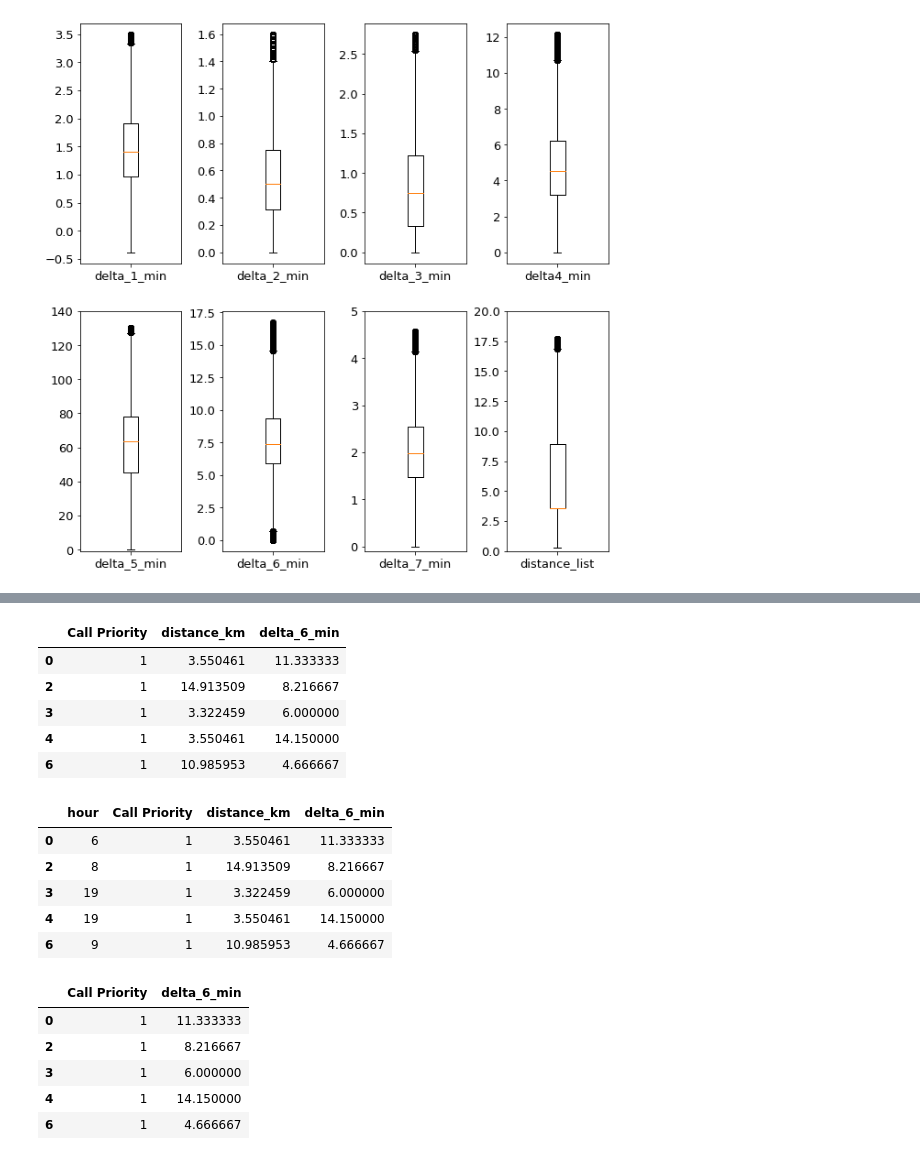
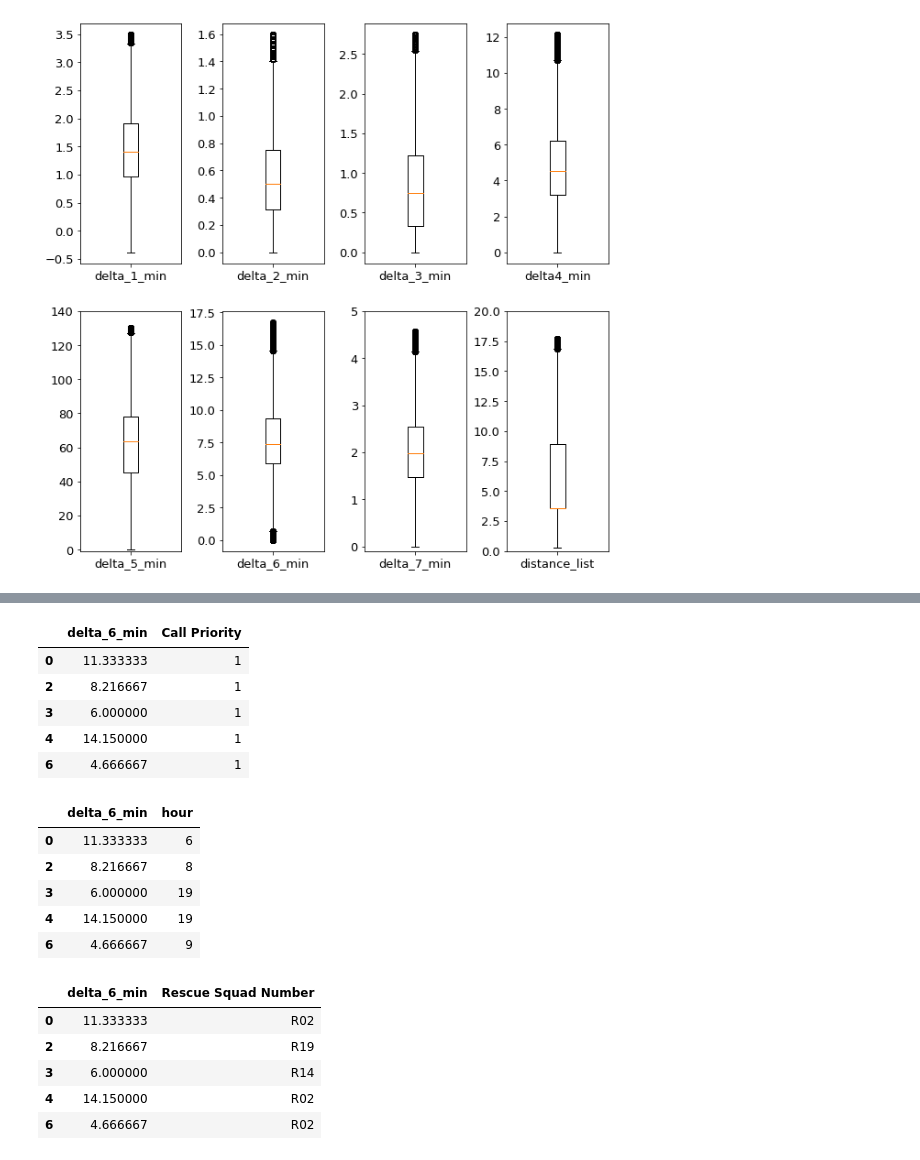
Before and after one commit to grantaguinaldo/637-final-project, a Jupyter notebook: ssie-637-final-project-model.ipynb, the cells around one changed output, grey strips where cells are left out. Drawn from its saved outputs; the diff is of its cells as text; code cells hidden in the pictures.

```diff
--- a/ssie-637-final-project-model.ipynb
+++ b/ssie-637-final-project-model.ipynb
@@ -31,7 +42,7 @@ sub_list = ['hour', 'Call Priority', 'delta_1_min',
             'delta_2_min', 'delta_3_min',
             'delta_4_min', 'delta_5_min',
             'delta_6_min', 'delta_7_min',
-            'distance_km']
+            'distance_km', 'Rescue Squad Number']
 
 sub_list2 = ['delta_1_min',
             'delta_2_min', 'delta_3_min',
@@ -185,20 +214,15 @@ plt.show()
 # %%
-col_sub = ['Call Priority','hour', 'delta_1_min', 'delta_2_min',
+col_sub1 = ['Rescue Squad Number', 'Call Priority', 'hour', 'delta_1_min', 'delta_2_min',
            'delta_3_min', 'delta_4_min', 'delta_5_min', 'delta_6_min',
            'delta_7_min', 'distance_km']
-col_sub2 = ['hour', 'delta_1_min', 'delta_2_min',
-           'delta_3_min', 'delta_4_min', 'delta_5_min', 'delta_6_min',
-           'delta_7_min', 'distance_km']
-col_sub3 = ['Call Priority', 'delta_1_min', 'delta_2_min',
-           'delta_3_min', 'delta_4_min', 'delta_5_min', 'delta_6_min',
-           'delta_7_min', 'distance_km']
-col_sub4 = ['hour', 'distance_km', 'delta_6_min']
 
-col_sub5 = ['Call Priority', 'distance_km', 'delta_6_min']
-col_sub6 = ['hour', 'Call Priority', 'distance_km', 'delta_6_min']
+col_sub2 = ['delta_6_min', 'hour', 'distance_km', 'Rescue Squad Number', 'Call Priority']
 
+col_sub3 = ['delta_6_min', 'Call Priority']
 
-col_sub7 = ['Call Priority', 'delta_6_min']
-col_sub8 = ['hour', 'delta_6_min']
-col_sub9 = ['Call Priority', 'hour', 'delta_6_min']
+col_sub4 = ['delta_6_min', 'hour']
+
+col_sub5 = ['delta_6_min', 'Rescue Squad Number']
+
+col_sub6 = ['delta_6_min', 'distance_km']
 # %%
@@ -248,31 +248,31 @@ final_df4.head()
 # %%
-final_df5 = new_df2[col_sub5]
-final_df5.head()
+final_df3 = new_df2[col_sub3]
+final_df3.head()
 # %% [output]
-|  | Call Priority | distance_km | delta_6_min |
-| 0 | 1 | 3.550461 | 11.333333 |
-| 2 | 1 | 14.913509 | 8.216667 |
-| 3 | 1 | 3.322459 | 6.000000 |
-| 4 | 1 | 3.550461 | 14.150000 |
-| 6 | 1 | 10.985953 | 4.666667 |
+|  | delta_6_min | Call Priority |
+| 0 | 11.333333 | 1 |
+| 2 | 8.216667 | 1 |
+| 3 | 6.000000 | 1 |
+| 4 | 14.150000 | 1 |
+| 6 | 4.666667 | 1 |
 # %%
-final_df6 = new_df2[col_sub6]
-final_df6.head()
+final_df4 = new_df2[col_sub4]
+final_df4.head()
 # %% [output]
-|  | hour | Call Priority | distance_km | delta_6_min |
-| 0 | 6 | 1 | 3.550461 | 11.333333 |
-| 2 | 8 | 1 | 14.913509 | 8.216667 |
-| 3 | 19 | 1 | 3.322459 | 6.000000 |
-| 4 | 19 | 1 | 3.550461 | 14.150000 |
-| 6 | 9 | 1 | 10.985953 | 4.666667 |
+|  | delta_6_min | hour |
+| 0 | 11.333333 | 6 |
+| 2 | 8.216667 | 8 |
+| 3 | 6.000000 | 19 |
+| 4 | 14.150000 | 19 |
+| 6 | 4.666667 | 9 |
 # %%
-final_df7 = new_df2[col_sub7]
-final_df7.head()
+final_df5 = new_df2[col_sub5]
+final_df5.head()
 # %% [output]
-|  | Call Priority | delta_6_min |
-| 0 | 1 | 11.333333 |
-| 2 | 1 | 8.216667 |
-| 3 | 1 | 6.000000 |
-| 4 | 1 | 14.150000 |
-| 6 | 1 | 4.666667 |
+|  | delta_6_min | Rescue Squad Number |
+| 0 | 11.333333 | R02 |
+| 2 | 8.216667 | R19 |
+| 3 | 6.000000 | R14 |
+| 4 | 14.150000 | R02 |
+| 6 | 4.666667 | R02 |
 # %%
```
Also changed, not shown: parts of 41 cells of this notebook.
